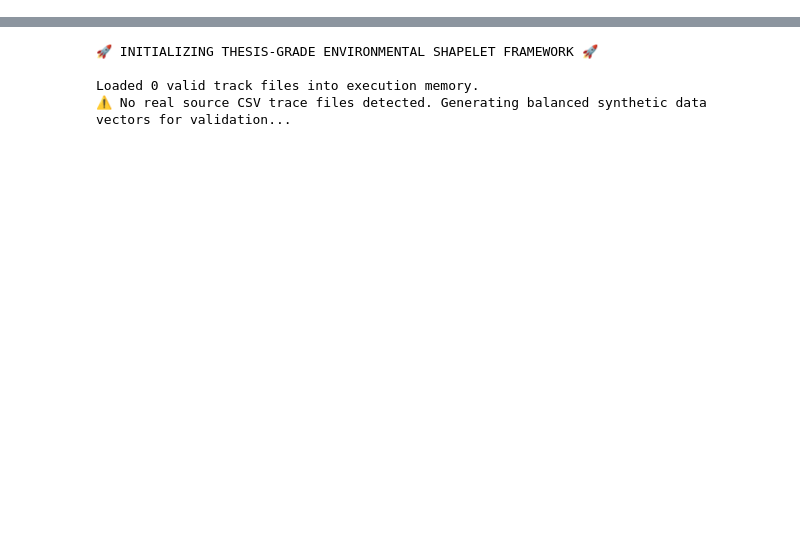
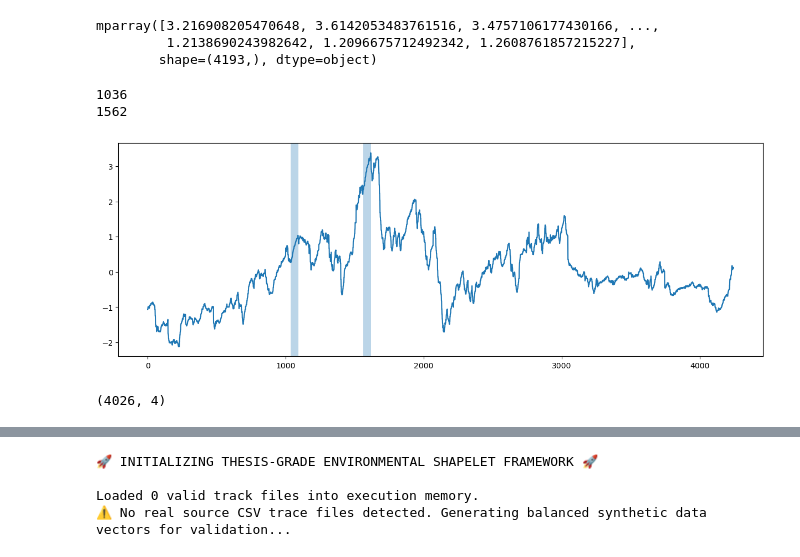
Before and after one commit to anpeata/xai-spatio-temporal, a Jupyter notebook: scripts/notebooks/pipeline.ipynb, the cells around one changed output, grey strips where cells are left out. Cells and saved outputs as stored; diff of their text form; code cells hidden in the pictures; blank space fills up the shorter version.

```diff
--- a/scripts/notebooks/pipeline.ipynb
+++ b/scripts/notebooks/pipeline.ipynb
@@ -32,0 +321,42 @@ except ImportError:
+# %%
+series = X_discovery["tair_thermohygro"].values
+
+m = 55
+
+mp = stumpy.stump(series, m=m)
+# %%
+mp[:,0]
+# %% [output]
+mparray([3.216908205470648, 3.6142053483761516, 3.4757106177430166, ...,
+         1.2138690243982642, 1.2096675712492342, 1.2608761857215227],
+        shape=(4193,), dtype=object)
+# %%
+motif_idx = np.argmin(mp[:,0])
+
+neighbor_idx = int(mp[motif_idx,1])
+
+print(motif_idx)
+print(neighbor_idx)
+# %% [output]
+1036
+1562
+# %%
+plt.figure(figsize=(15,5))
+
+plt.plot(series)
+
+plt.axvspan(
+    motif_idx,
+    motif_idx+m,
+    alpha=0.3
+)
+
+plt.axvspan(
+    neighbor_idx,
+    neighbor_idx+m,
+    alpha=0.3
+)
+
+plt.show()
+# %% [output]
+[figure, added]
@@ -32,0 +375,4 @@ except ImportError:
+# %%
+mp.shape
+# %% [output]
+(4026, 4)
```
Also changed, not shown: parts of 76 cells of this notebook, 6 other files.
